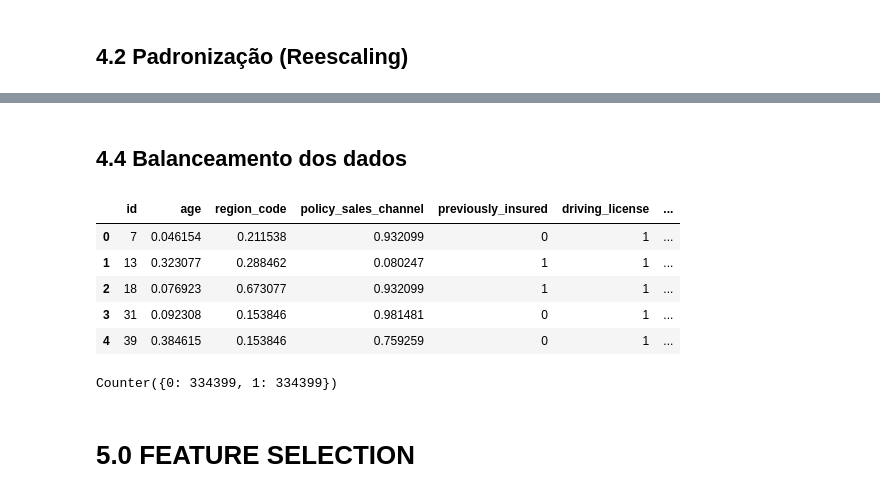
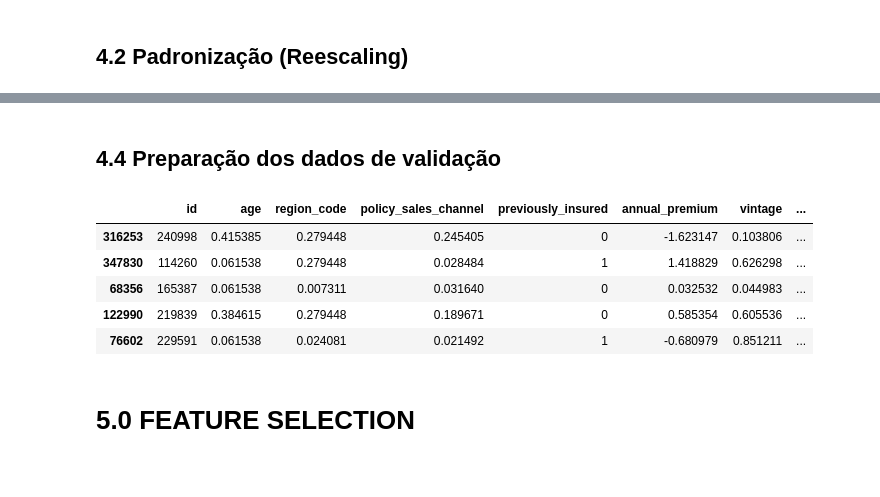
Before and after one commit to AndreMenezesDS/PA004_health_insurance, a Jupyter notebook: PA004_notebook.ipynb, the cells around one changed output, grey strips where cells are left out. Cells and saved outputs as stored; diff of their text form; code cells hidden in the pictures.

```diff
--- a/PA004_notebook.ipynb
+++ b/PA004_notebook.ipynb
@@ -539,5 +539,10 @@ df4_num.head()
 # %% [markdown]
 ## 4.1 Normalização
+# %%
+ss = StandardScaler()
+
+#annual_premium
+df4['annual_premium'] = ss.fit_transform(df4[['annual_premium']].values)
 # %% [markdown]
 ## 4.2 Padronização (Reescaling)
 # %%
@@ -545,12 +550,10 @@ df4_num.head()
 
 mms = MinMaxScaler()
 
-df4['region_code'] = mms.fit_transform(df4[['region_code']].values)
-#pickle.dump(mms, open('models/region_code_scaler.pkl'), 'wb')
-
-df4['policy_sales_channel'] = mms.fit_transform(df4[['policy_sales_channel']].values)
-#pickle.dump(mms, open('models/policy_sales_channel_scaler.pkl'), 'wb')
-
+#age
 df4['age'] = mms.fit_transform(df4[['age']].values)
 #pickle.dump(mms, open('models/age_scaler.pkl'), 'wb')
+
+#vintage
+df4['vintage'] = mms.fit_transform(df4[['vintage']].values)
 # %% [markdown]
@@ -559,16 +561,14 @@ df4['age'] = mms.fit_transform(df4[['age']].values)
+# %%
+#region_code - Frequency Encoding
+fe = df4.groupby('region_code').size()/len(df4)
+df4.loc[:, 'region_code'] = df4['region_code'].map(fe)
+
+#policy_sales_channel - Mean Target Encoding
+te = df4.groupby('policy_sales_channel')['response'].mean()
+df4.loc[:, 'policy_sales_channel'] = df4['policy_sales_channel'].map(te)
+
+#NOTA -> Para Vehicle Age, foi mantida também a feature criada 'vehicle_age_score', que funciona como um ordinal encoder de acordo com a idade do veículo
+#vehicle_age - One Hot Encoding
+df4 = pd.get_dummies(df4, prefix='vehicle_age', columns=['vehicle_age'])
 # %% [markdown]
-## 4.4 Balanceamento dos dados
+## 4.4 Preparação dos dados de validação
-# %%
-df4 = df4.drop('vehicle_age', axis=1)
-# %%
-x_resample = df4[['id', 'age', 'region_code', 'policy_sales_channel',
-       'previously_insured', 'driving_license', 'vehicle_damage',
-       'scored_sales_channel', 'vehicle_age_score', 'region_score',]]
-x_resample.head()
-# %% [output]
-|  | id | age | region_code | policy_sales_channel | previously_insured | driving_license | ... |
-| 0 | 7 | 0.046154 | 0.211538 | 0.932099 | 0 | 1 | ... |
-| 1 | 13 | 0.323077 | 0.288462 | 0.080247 | 1 | 1 | ... |
-| 2 | 18 | 0.076923 | 0.673077 | 0.932099 | 1 | 1 | ... |
-| 3 | 31 | 0.092308 | 0.153846 | 0.981481 | 0 | 1 | ... |
-| 4 | 39 | 0.384615 | 0.153846 | 0.759259 | 0 | 1 | ... |
@@ -583,8 +575,9 @@ X_smote_res, y_smote_res = smote.fit_resample(x_resample, y_resample)
-# %%
-counter = Counter(y_smote_res)
-print(counter)
-# %% [output]
-Counter({0: 334399, 1: 334399})
 # %%
-#Re-sampled dataframe
-df4 = pd.concat([X_smote_res, y_smote_res], axis=1)
+df4.head()
+# %% [output]
+|  | id | age | region_code | policy_sales_channel | previously_insured | annual_premium | vintage | ... |
+| 316253 | 240998 | 0.415385 | 0.279448 | 0.245405 | 0 | -1.623147 | 0.103806 | ... |
+| 347830 | 114260 | 0.061538 | 0.279448 | 0.028484 | 1 | 1.418829 | 0.626298 | ... |
+| 68356 | 165387 | 0.061538 | 0.007311 | 0.031640 | 0 | 0.032532 | 0.044983 | ... |
+| 122990 | 219839 | 0.384615 | 0.279448 | 0.189671 | 0 | 0.585354 | 0.605536 | ... |
+| 76602 | 229591 | 0.061538 | 0.024081 | 0.021492 | 1 | -0.680979 | 0.851211 | ... |
```
Also changed, not shown: parts of 16 cells of this notebook, 1 other file.
